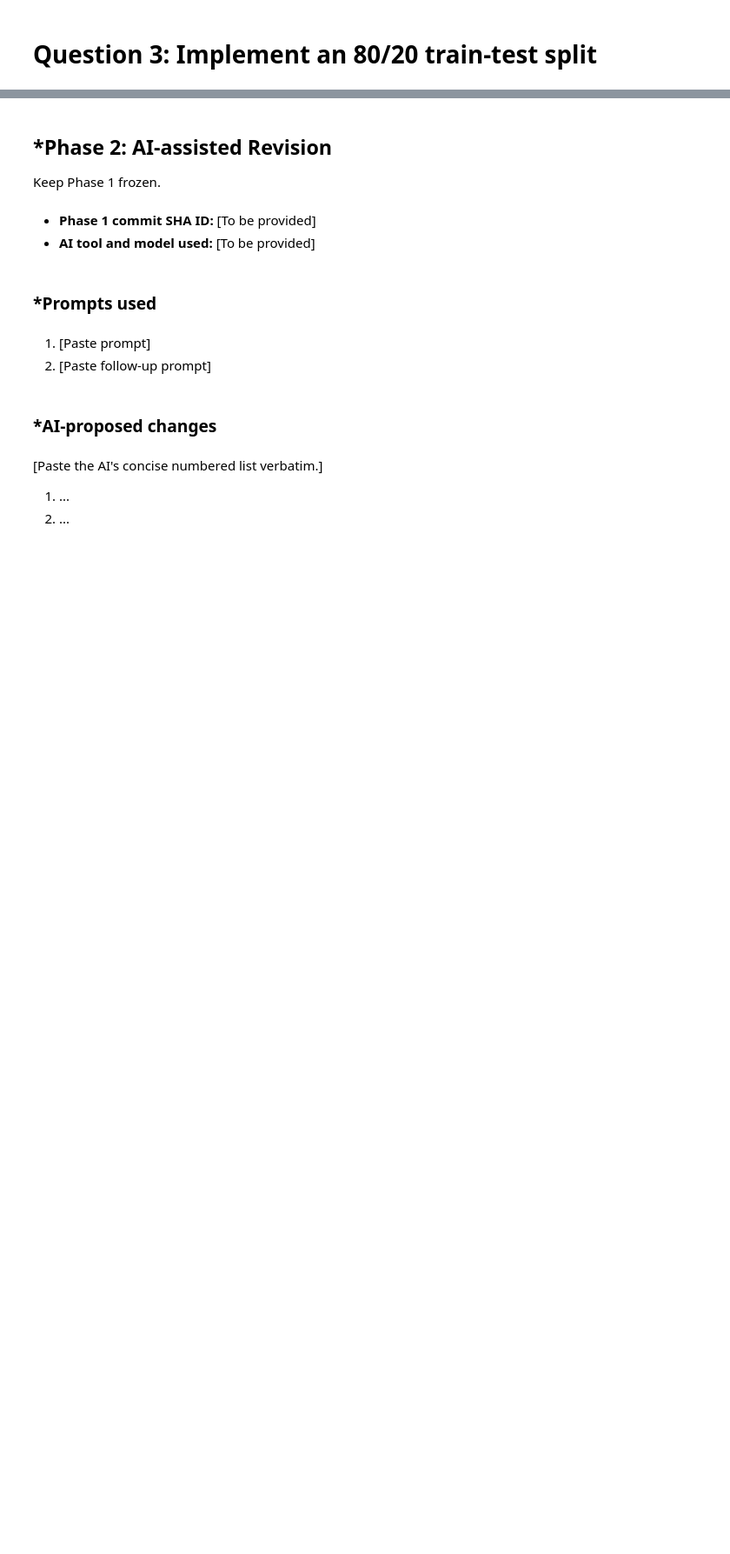
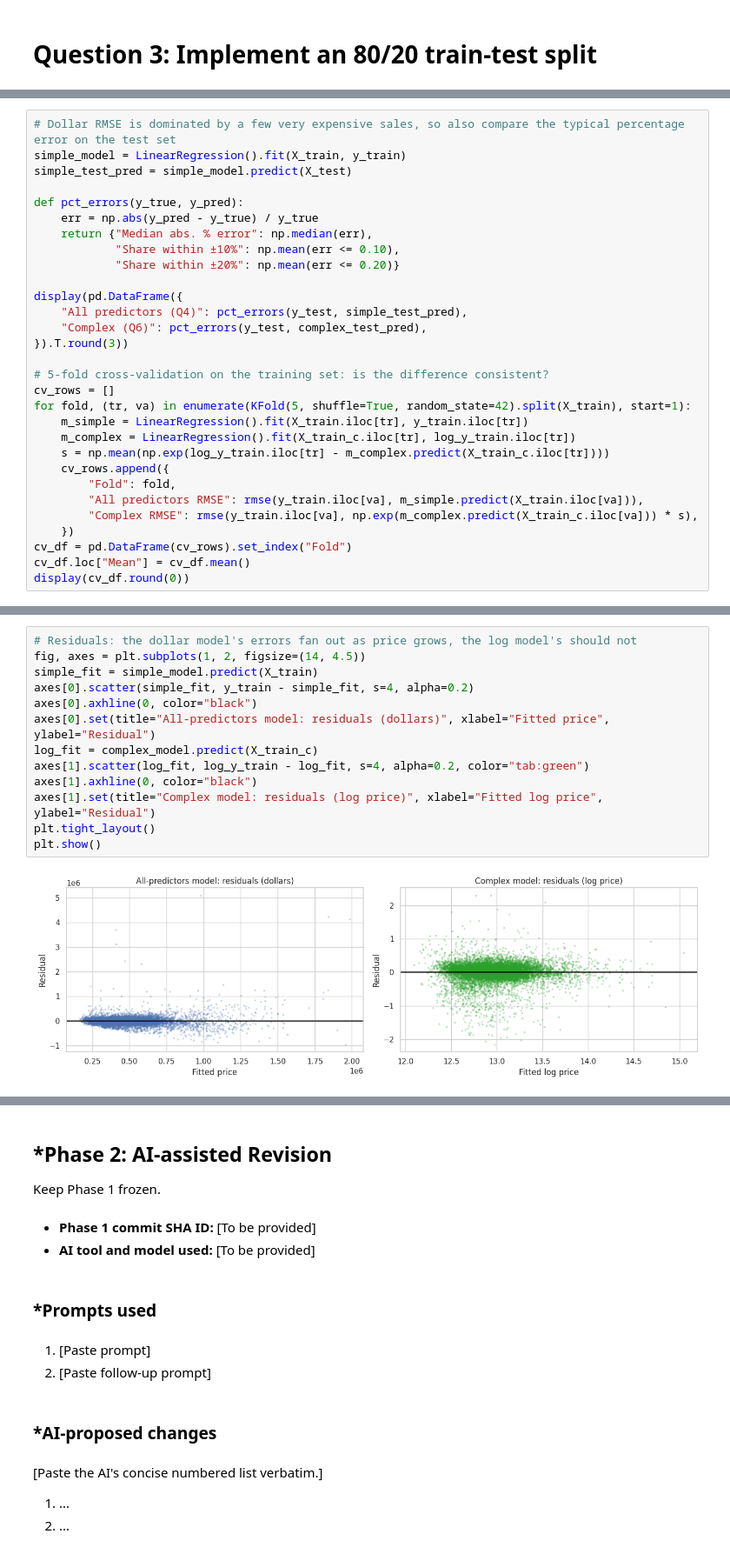
Before and after one commit to fcx4bw/L02-hedonic-pricing, a Jupyter notebook: notebook.ipynb, the cells around one changed output, grey strips where cells are left out. Shown at 87% size. Drawn from its saved outputs; the diff is of its cells as text; blank space fills up the shorter version.

```diff
--- a/notebook.ipynb
+++ b/notebook.ipynb
@@ -460,0 +530,30 @@ LinAlgError: SVD did not converge in Linear Least Squares
+# %%
+# Dollar RMSE is dominated by a few very expensive sales, so also compare the typical percentage error on the test set
+simple_model = LinearRegression().fit(X_train, y_train)
+simple_test_pred = simple_model.predict(X_test)
+
+def pct_errors(y_true, y_pred):
+    err = np.abs(y_pred - y_true) / y_true
+    return {"Median abs. % error": np.median(err),
+            "Share within ±10%": np.mean(err <= 0.10),
+            "Share within ±20%": np.mean(err <= 0.20)}
+
+display(pd.DataFrame({
+    "All predictors (Q4)": pct_errors(y_test, simple_test_pred),
+    "Complex (Q6)": pct_errors(y_test, complex_test_pred),
+}).T.round(3))
+
+# 5-fold cross-validation on the training set: is the difference consistent?
+cv_rows = []
+for fold, (tr, va) in enumerate(KFold(5, shuffle=True, random_state=42).split(X_train), start=1):
+    m_simple = LinearRegression().fit(X_train.iloc[tr], y_train.iloc[tr])
+    m_complex = LinearRegression().fit(X_train_c.iloc[tr], log_y_train.iloc[tr])
+    s = np.mean(np.exp(log_y_train.iloc[tr] - m_complex.predict(X_train_c.iloc[tr])))
+    cv_rows.append({
+        "Fold": fold,
+        "All predictors RMSE": rmse(y_train.iloc[va], m_simple.predict(X_train.iloc[va])),
+        "Complex RMSE": rmse(y_train.iloc[va], np.exp(m_complex.predict(X_train_c.iloc[va])) * s),
+    })
+cv_df = pd.DataFrame(cv_rows).set_index("Fold")
+cv_df.loc["Mean"] = cv_df.mean()
+display(cv_df.round(0))
@@ -460,0 +572,15 @@ LinAlgError: SVD did not converge in Linear Least Squares
+# %%
+# Residuals: the dollar model's errors fan out as price grows, the log model's should not
+fig, axes = plt.subplots(1, 2, figsize=(14, 4.5))
+simple_fit = simple_model.predict(X_train)
+axes[0].scatter(simple_fit, y_train - simple_fit, s=4, alpha=0.2)
+axes[0].axhline(0, color="black")
+axes[0].set(title="All-predictors model: residuals (dollars)", xlabel="Fitted price", ylabel="Residual")
+log_fit = complex_model.predict(X_train_c)
+axes[1].scatter(log_fit, log_y_train - log_fit, s=4, alpha=0.2, color="tab:green")
+axes[1].axhline(0, color="black")
+axes[1].set(title="Complex model: residuals (log price)", xlabel="Fitted log price", ylabel="Residual")
+plt.tight_layout()
+plt.show()
+# %% [output]
+[figure, added]
```
Also changed, not shown: parts of 19 cells of this notebook.
